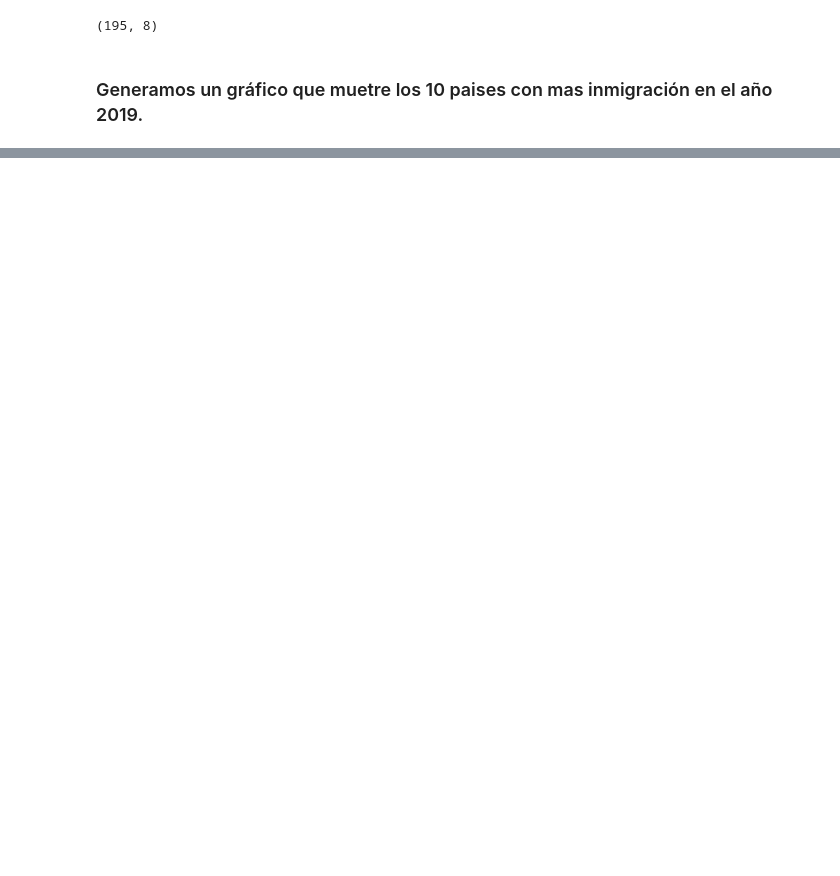
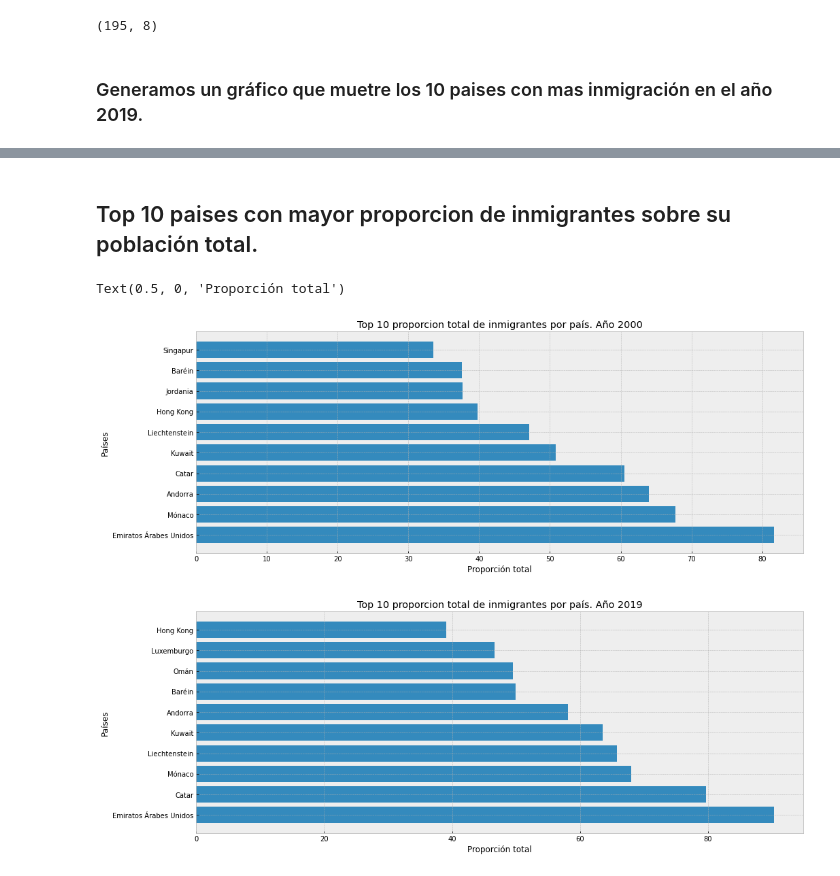
Before and after one commit to ispc-programador2022/TSSSM5, a Jupyter notebook: Scraping/Informe.ipynb, the cells around one changed output, grey strips where cells are left out. Saved outputs shown, nothing was run; the diff lists cells and outputs as text; code cells hidden in the pictures; blank space fills up the shorter version.

```diff
--- a/Scraping/Informe.ipynb
+++ b/Scraping/Informe.ipynb
@@ -166,0 +173,25 @@ Text(0.5, 0, 'Total en millones')
+# %% [markdown]
+## Top 10 paises con mayor proporcion de inmigrantes sobre su población total.
+# %%
+df_2000_sort =df_2000.sort_values(by=['Proporcion_total'], ascending=False)
+top_10_prop_inm_2000 = df_2000_sort.head(10)
+
+df_2019_sort =df_2019.sort_values(by=['Proporcion_total'], ascending=False)
+top_10_prop_inm_2019 = df_2019_sort.head(10)
+
+
+fig, ax = plt.subplots(figsize=(16,6))
+ax.barh(top_10_prop_inm_2000['Países'], top_10_prop_inm_2000['Proporcion_total'])
+ax.set_title('Top 10 proporcion total de inmigrantes por país. Año 2000')
+ax.set_ylabel('Países')
+ax.set_xlabel('Proporción total')
+
+fig, ax = plt.subplots(figsize=(16,6))
+ax.barh(top_10_prop_inm_2019['Países'], top_10_prop_inm_2019['Proporcion_total'])
+ax.set_title('Top 10 proporcion total de inmigrantes por país. Año 2019')
+ax.set_ylabel('Países')
+ax.set_xlabel('Proporción total')
+# %% [output]
+Text(0.5, 0, 'Proporción total')
+[figure, added]
+[figure, added]
```
Also changed, not shown: parts of 15 cells of this notebook.
